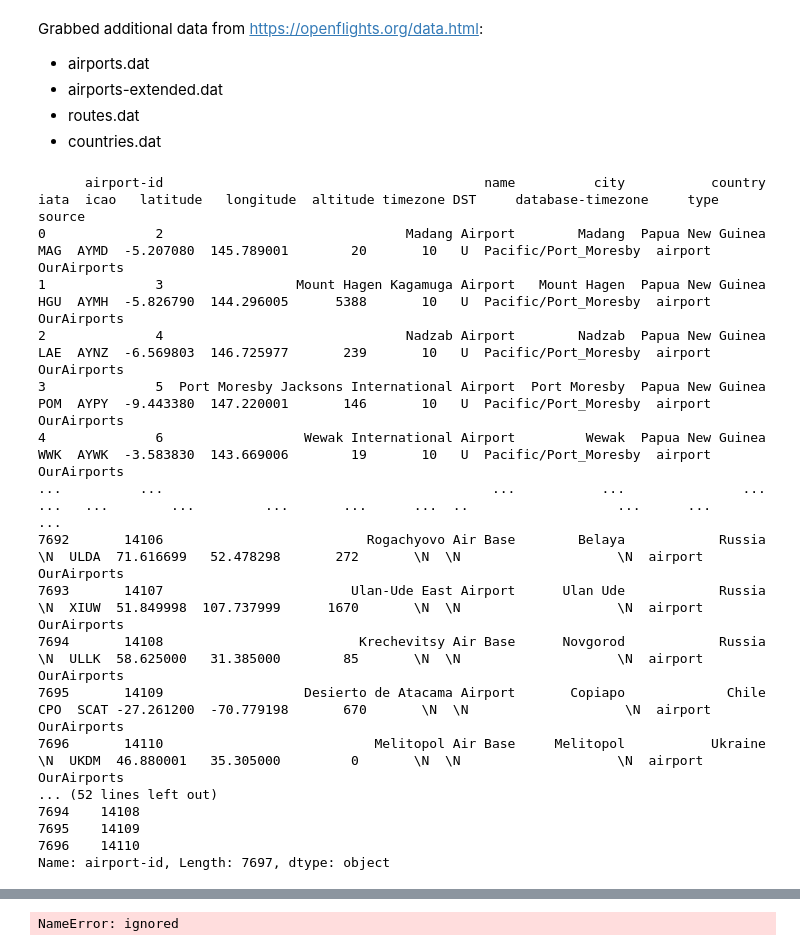
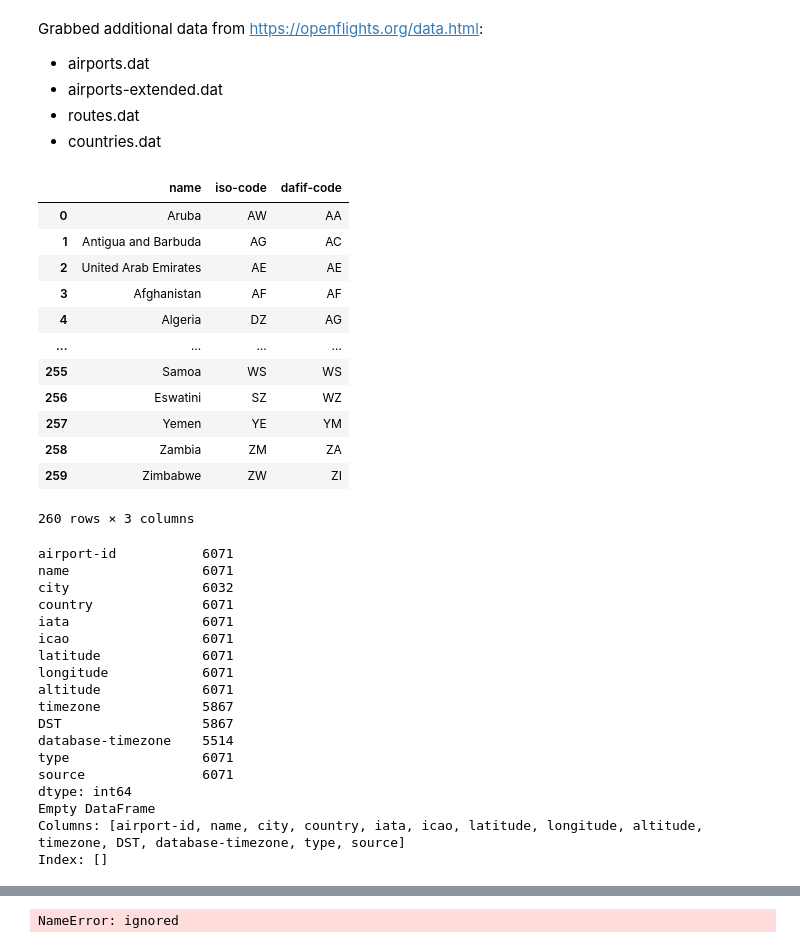
Before and after one commit to stevecoffee/dasc5300, a Jupyter notebook: Project2/DASC_5300_Project_2.ipynb, the cells around one changed output, grey strips where cells are left out. Cells and saved outputs as stored; diff of their text form; code cells hidden in the pictures.

```diff
--- a/Project2/DASC_5300_Project_2.ipynb
+++ b/Project2/DASC_5300_Project_2.ipynb
@@ -21,36 +17,55 @@ Grabbed additional data from https://openflights.org/data.html:
 - airports-extended.dat
 - routes.dat
 - countries.dat
+# %%
+# load countries from openflight data
+df_openflight_countries = pd.read_csv(
+    'https://raw.githubusercontent.com/stevecoffee/dasc5300/main/Project2/data/OpenFlights/countries.dat',
+    names=['name', 'iso-code', 'dafif-code'],
+    skipinitialspace='true', header=0, na_values='\\N')
+df_openflight_countries
+# %% [output]
+|  | name | iso-code | dafif-code |
+| 0 | Aruba | AW | AA |
+| 1 | Antigua and Barbuda | AG | AC |
+| 2 | United Arab Emirates | AE | AE |
+| 3 | Afghanistan | AF | AF |
+| 4 | Algeria | DZ | AG |
+| ... | ... | ... | ... |
+| 255 | Samoa | WS | WS |
+| 256 | Eswatini | SZ | WZ |
+| 257 | Yemen | YE | YM |
+| 258 | Zambia | ZM | ZA |
+| 259 | Zimbabwe | ZW | ZI |
+260 rows × 3 columns
 # %%
+# load airports from openflight data
 df_openflight_airports = pd.read_csv(
     'https://raw.githubusercontent.com/stevecoffee/dasc5300/main/Project2/data/OpenFlights/airports.dat',
     names=['airport-id', 'name', 'city', 'country', 'iata', 'icao', 'latitude', 'longitude', 'altitude', 'timezone', 'DST', 'database-timezone', 'type', 'source'],
-    skipinitialspace='true', header=0)
+    skipinitialspace='true', header=0, na_values='\\N')
 # df_openflight_airports.reset_index(level=0, inplace=True)  # add row number as a column to use as vertex ID with graph library
-print(df_openflight_airports)
-print(df_openflight_airports.dtypes)
-df_openflight_airports['airport-id'] = df_openflight_airports['airport-id'].astype(str)
-print(df_openflight_airports.dtypes)
-print(df_openflight_airports['airport-id'])
-
-# create airline to vertex ID dictionary
-
-print(airportDict)
+df_openflight_airports['airport-id'] = df_openflight_airports['airport-id'].astype(str)  # change from int to string for graphing lib
+df_openflight_airports = df_openflight_airports[ df_openflight_airports['iata'].notna() ]
+print(df_openflight_airports.count())
+print(df_openflight_airports[df_openflight_airports.duplicated(['iata'], False)])
+# print(df_openflight_airports[ df_openflight_airports['iata'] == 'YGR' ])
 # %% [output]
-      airport-id                                         name          city           country iata  icao   latitude   longitude  altitude timezone DST     database-timezone     type       source
-0              2                               Madang Airport        Madang  Papua New Guinea  MAG  AYMD  -5.207080  145.789001        20       10   U  Pacific/Port_Moresby  airport  OurAirports
-1              3                 Mount Hagen Kagamuga Airport   Mount Hagen  Papua New Guinea  HGU  AYMH  -5.826790  144.296005      5388       10   U  Pacific/Port_Moresby  airport  OurAirports
-2              4                               Nadzab Airport        Nadzab  Papua New Guinea  LAE  AYNZ  -6.569803  146.725977       239       10   U  Pacific/Port_Moresby  airport  OurAirports
-3              5  Port Moresby Jacksons International Airport  Port Moresby  Papua New Guinea  POM  AYPY  -9.443380  147.220001       146       10   U  Pacific/Port_Moresby  airport  OurAirports
-4              6                  Wewak International Airport         Wewak  Papua New Guinea  WWK  AYWK  -3.583830  143.669006        19       10   U  Pacific/Port_Moresby  airport  OurAirports
-...          ...                                          ...           ...               ...  ...   ...        ...         ...       ...      ...  ..                   ...      ...          ...
-7692       14106                          Rogachyovo Air Base        Belaya            Russia   \N  ULDA  71.616699   52.478298       272       \N  \N                    \N  airport  OurAirports
-7693       14107                        Ulan-Ude East Airport      Ulan Ude            Russia   \N  XIUW  51.849998  107.737999      1670       \N  \N                    \N  airport  OurAirports
-7694       14108                         Krechevitsy Air Base      Novgorod            Russia   \N  ULLK  58.625000   31.385000        85       \N  \N                    \N  airport  OurAirports
-7695       14109                  Desierto de Atacama Airport       Copiapo             Chile  CPO  SCAT -27.261200  -70.779198       670       \N  \N                    \N  airport  OurAirports
-7696       14110                           Melitopol Air Base     Melitopol           Ukraine   \N  UKDM  46.880001   35.305000         0       \N  \N                    \N  airport  OurAirports
-... (52 lines left out)
-7694    14108
-7695    14109
-7696    14110
-Name: airport-id, Length: 7697, dtype: object
+airport-id           6071
+name                 6071
+city                 6032
+country              6071
+iata                 6071
+icao                 6071
+latitude             6071
+longitude            6071
+altitude             6071
+timezone             5867
+DST                  5867
+database-timezone    5514
+type                 6071
+source               6071
+dtype: int64
+Empty DataFrame
+Columns: [airport-id, name, city, country, iata, icao, latitude, longitude, altitude, timezone, DST, database-timezone, type, source]
+Index: []
```
Also changed, not shown: parts of 23 cells of this notebook.
